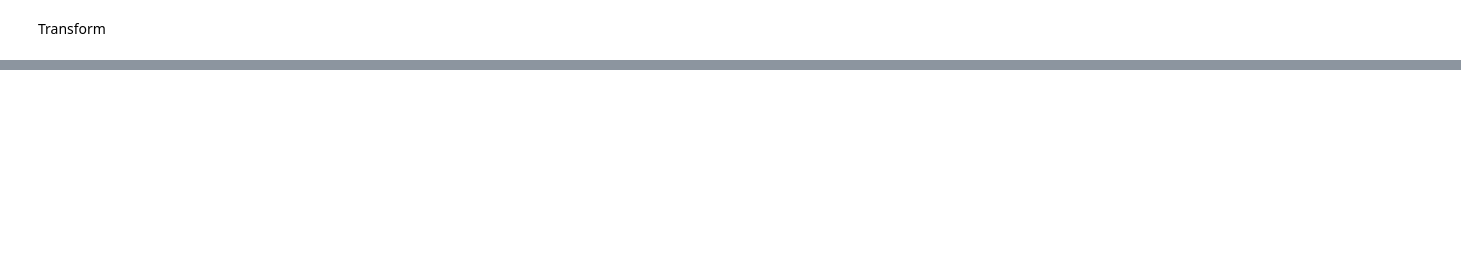
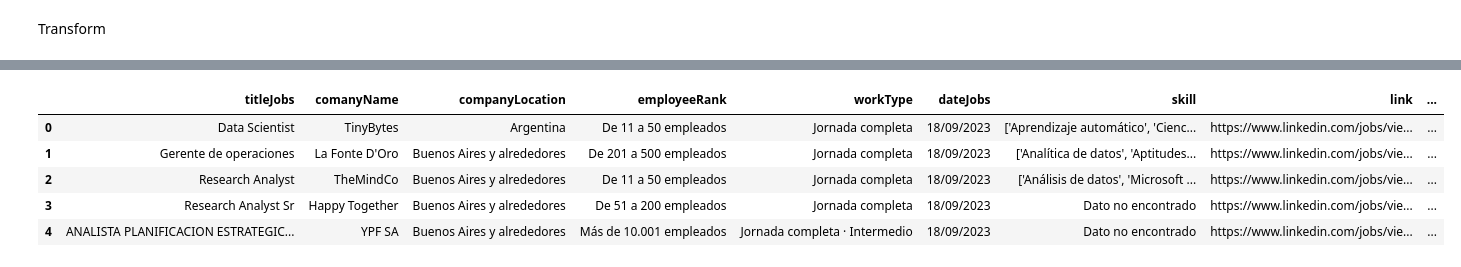
Before and after one commit to julieta77/ProjectWebScraping, a Jupyter notebook: prueba3.ipynb, the cells around one changed output, grey strips where cells are left out. Drawn from its saved outputs; the diff is of its cells as text; code cells hidden in the pictures; blank space fills up the shorter version.

```diff
--- a/prueba3.ipynb
+++ b/prueba3.ipynb
@@ -213,0 +293,7 @@ Transform
+# %%
+def sector(word):
+    lista = word.split('·')
+    if len(lista) == 2:
+        return lista[1]
+    else:
+        return 'Dato no encontrado'
@@ -213,0 +304,2 @@ Transform
+# %%
+df['industry ']= df['employeeRank'].apply(sector)
@@ -213,0 +315,15 @@ Transform
+# %%
+def employeeRankFunction(word):
+    lista = word.split('·')
+    return lista[0]
+# %%
+df['employeeRank']= df['employeeRank'].apply(employeeRankFunction)
+# %%
+df.head()
+# %% [output]
+|  | titleJobs | comanyName | companyLocation | employeeRank | workType | dateJobs | skill | link | ... |
+| 0 | Data Scientist | TinyBytes | Argentina | De 11 a 50 empleados | Jornada completa | 18/09/2023 | ['Aprendizaje automático', 'Cienc... | https://www.linkedin.com/jobs/vie... | ... |
+| 1 | Gerente de operaciones | La Fonte D'Oro | Buenos Aires y alrededores | De 201 a 500 empleados | Jornada completa | 18/09/2023 | ['Analítica de datos', 'Aptitudes... | https://www.linkedin.com/jobs/vie... | ... |
+| 2 | Research Analyst | TheMindCo | Buenos Aires y alrededores | De 11 a 50 empleados | Jornada completa | 18/09/2023 | ['Análisis de datos', 'Microsoft ... | https://www.linkedin.com/jobs/vie... | ... |
+| 3 | Research Analyst Sr | Happy Together | Buenos Aires y alrededores | De 51 a 200 empleados | Jornada completa | 18/09/2023 | Dato no encontrado | https://www.linkedin.com/jobs/vie... | ... |
+| 4 | ANALISTA PLANIFICACION ESTRATEGIC... | YPF SA | Buenos Aires y alrededores | Más de 10.001 empleados | Jornada completa · Intermedio | 18/09/2023 | Dato no encontrado | https://www.linkedin.com/jobs/vie... | ... |
```
Also changed, not shown: parts of 18 cells of this notebook, 1 other file.
